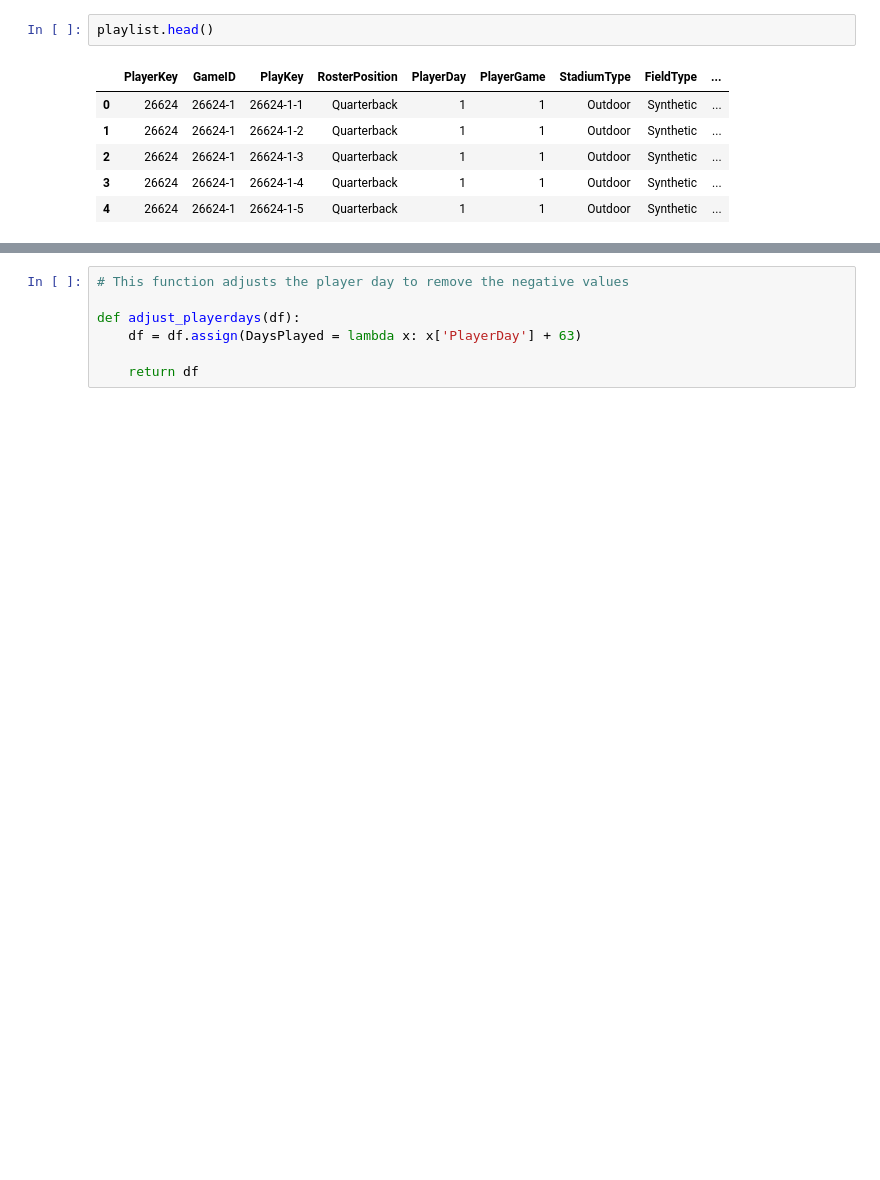
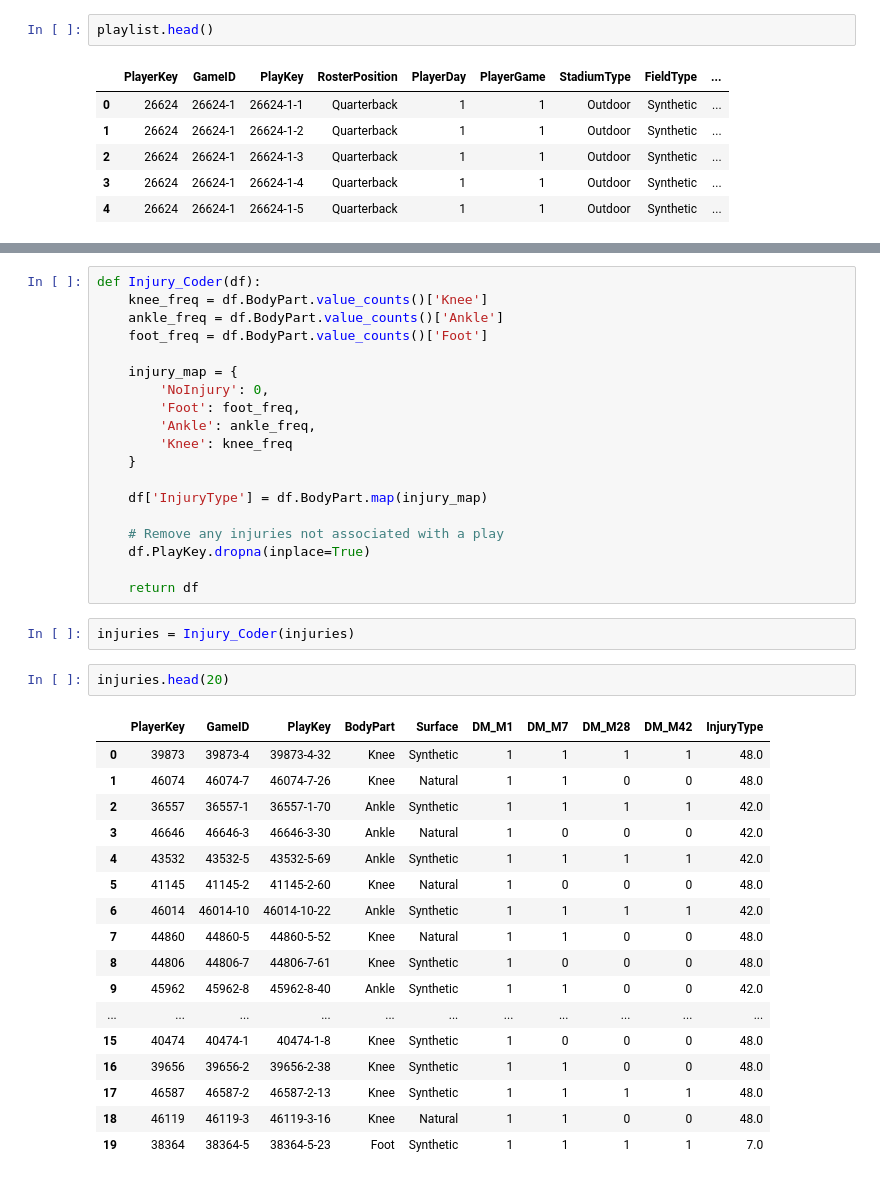
Before and after one commit to agaffney-hub/final-capstone, a Jupyter notebook: Alternate_Model.ipynb, the cells around one changed output, grey strips where cells are left out. Drawn from its saved outputs; the diff is of its cells as text; blank space fills up the shorter version.

```diff
--- a/Alternate_Model.ipynb
+++ b/Alternate_Model.ipynb
@@ -244,7 +487,41 @@ def position_coder(df):
-# %%
-# This function adjusts the player day to remove the negative values
-
-def adjust_playerdays(df):
-    df = df.assign(DaysPlayed = lambda x: x['PlayerDay'] + 63)
-
-    return df
+# %%
+def Injury_Coder(df):
+    knee_freq = df.BodyPart.value_counts()['Knee']
+    ankle_freq = df.BodyPart.value_counts()['Ankle']
+    foot_freq = df.BodyPart.value_counts()['Foot']
+
+    injury_map = {
+        'NoInjury': 0,
+        'Foot': foot_freq,
+        'Ankle': ankle_freq,
+        'Knee': knee_freq
+    }
+
+    df['InjuryType'] = df.BodyPart.map(injury_map)
+
+    # Remove any injuries not associated with a play
+    df.PlayKey.dropna(inplace=True)
+
+    return df
+# %%
+injuries = Injury_Coder(injuries)
+# %%
+injuries.head(20)
+# %% [output]
+|  | PlayerKey | GameID | PlayKey | BodyPart | Surface | DM_M1 | DM_M7 | DM_M28 | DM_M42 | InjuryType |
+| 0 | 39873 | 39873-4 | 39873-4-32 | Knee | Synthetic | 1 | 1 | 1 | 1 | 48.0 |
+| 1 | 46074 | 46074-7 | 46074-7-26 | Knee | Natural | 1 | 1 | 0 | 0 | 48.0 |
+| 2 | 36557 | 36557-1 | 36557-1-70 | Ankle | Synthetic | 1 | 1 | 1 | 1 | 42.0 |
+| 3 | 46646 | 46646-3 | 46646-3-30 | Ankle | Natural | 1 | 0 | 0 | 0 | 42.0 |
+| 4 | 43532 | 43532-5 | 43532-5-69 | Ankle | Synthetic | 1 | 1 | 1 | 1 | 42.0 |
+| 5 | 41145 | 41145-2 | 41145-2-60 | Knee | Natural | 1 | 0 | 0 | 0 | 48.0 |
+| 6 | 46014 | 46014-10 | 46014-10-22 | Ankle | Synthetic | 1 | 1 | 1 | 1 | 42.0 |
+| 7 | 44860 | 44860-5 | 44860-5-52 | Knee | Natural | 1 | 1 | 0 | 0 | 48.0 |
+| 8 | 44806 | 44806-7 | 44806-7-61 | Knee | Synthetic | 1 | 0 | 0 | 0 | 48.0 |
+| 9 | 45962 | 45962-8 | 45962-8-40 | Ankle | Synthetic | 1 | 1 | 0 | 0 | 42.0 |
+| ... | ... | ... | ... | ... | ... | ... | ... | ... | ... | ... |
+| 15 | 40474 | 40474-1 | 40474-1-8 | Knee | Synthetic | 1 | 0 | 0 | 0 | 48.0 |
+| 16 | 39656 | 39656-2 | 39656-2-38 | Knee | Synthetic | 1 | 1 | 0 | 0 | 48.0 |
+| 17 | 46587 | 46587-2 | 46587-2-13 | Knee | Synthetic | 1 | 1 | 1 | 1 | 48.0 |
+| 18 | 46119 | 46119-3 | 46119-3-16 | Knee | Natural | 1 | 1 | 0 | 0 | 48.0 |
+| 19 | 38364 | 38364-5 | 38364-5-23 | Foot | Synthetic | 1 | 1 | 1 | 1 | 7.0 |
```
Also changed, not shown: parts of 42 cells of this notebook.
